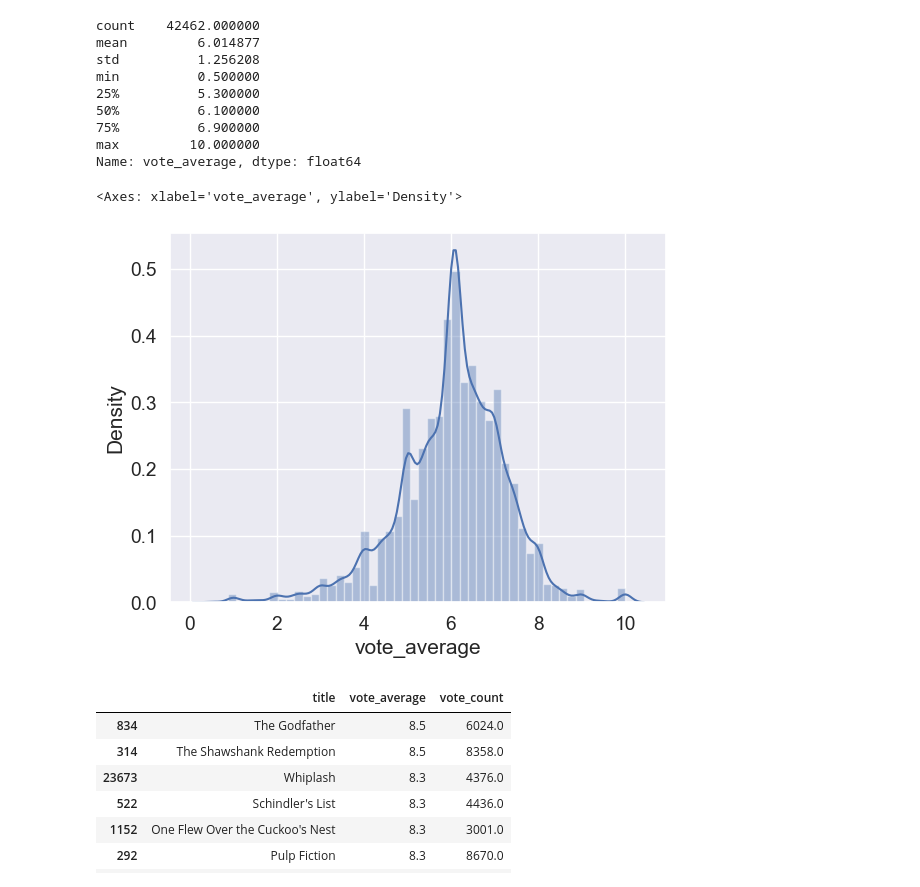
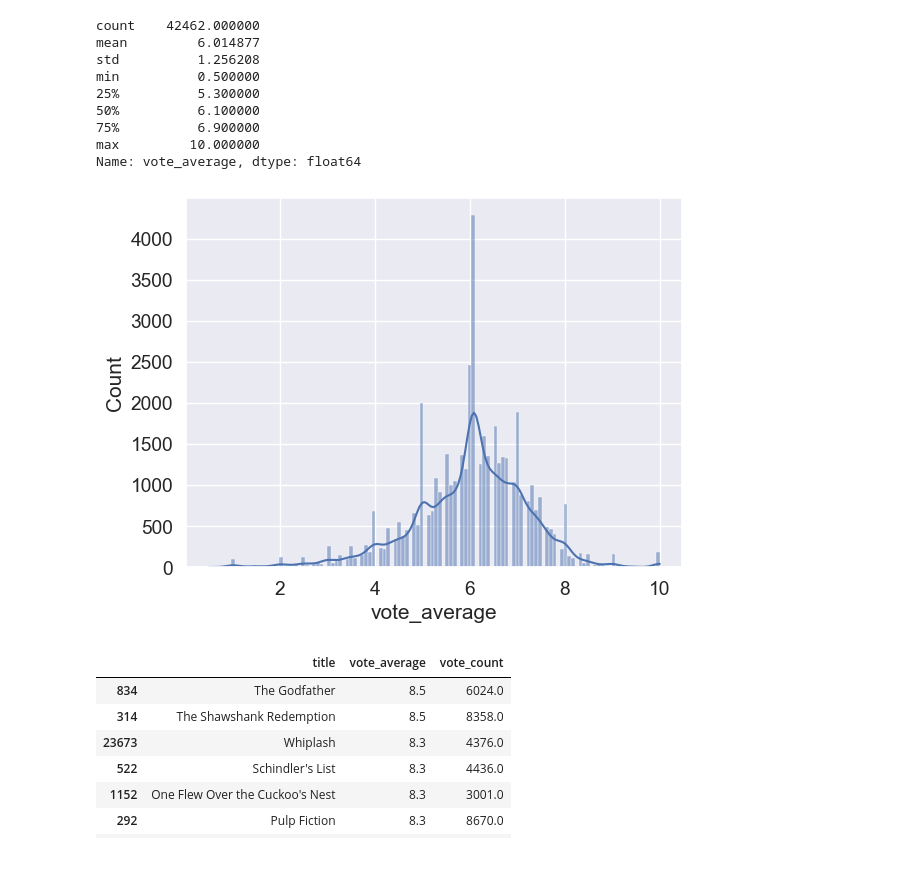
Before and after one commit to IvanKirOfficial/Movie_RecSys, a Jupyter notebook: ML/Models/EDA.ipynb, the cells around one changed output. Cells and saved outputs as stored; diff of their text form; code cells hidden in the pictures.

```diff
--- a/ML/Models/EDA.ipynb
+++ b/ML/Models/EDA.ipynb
@@ -14,7 +14,7 @@ warnings.filterwarnings('ignore')
 
 
 sns.set_style('whitegrid')
-sns.set(font_scale=1.25)
+sns.set_theme(font_scale=1.25)
 pd.set_option('display.max_colwidth', 50)
 # %%
 df = pd.read_csv('../Data/Raw/movies_metadata.csv')
@@ -412,10 +412,10 @@ min          0.500000
 max         10.000000
 Name: vote_average, dtype: float64
 # %%
-sns.distplot(df['vote_average'].fillna(df['vote_average'].median()))
+sns.histplot(df['vote_average'].fillna(df['vote_average'].median()), kde=True)
+plt.show()
 # %% [output]
-<Axes: xlabel='vote_average', ylabel='Density'>
-[figure, old version]
+[figure, new version]
 # %%
 df[df['vote_count'] > 2000][['title', 'vote_average', 'vote_count']].sort_values('vote_average', ascending=False).head(10)
 # %% [output]
```
Also changed, not shown: parts of 8 cells of this notebook.
